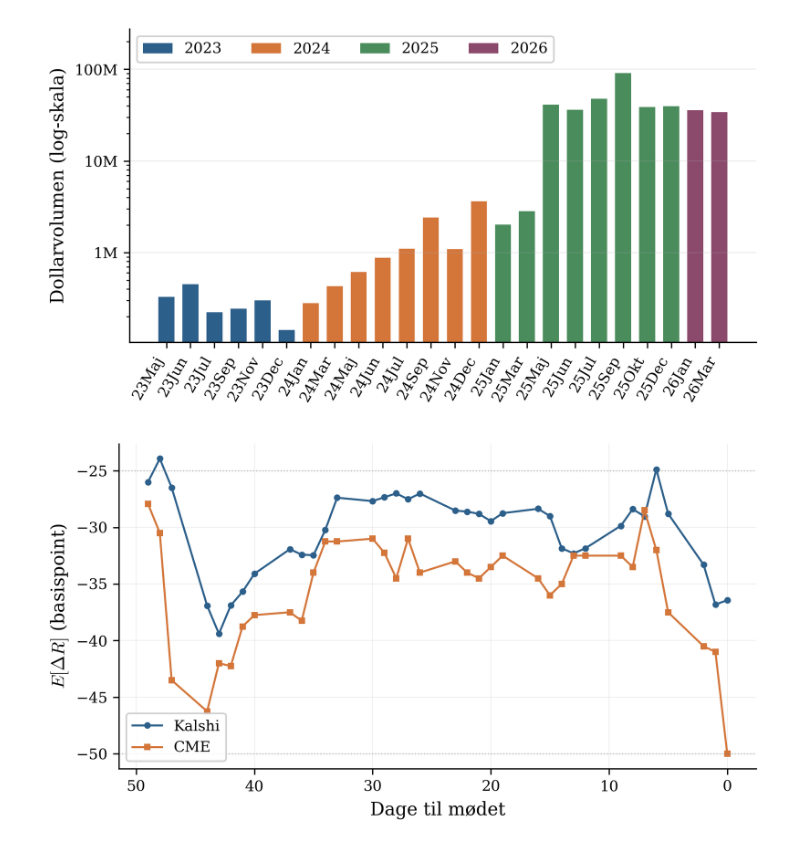
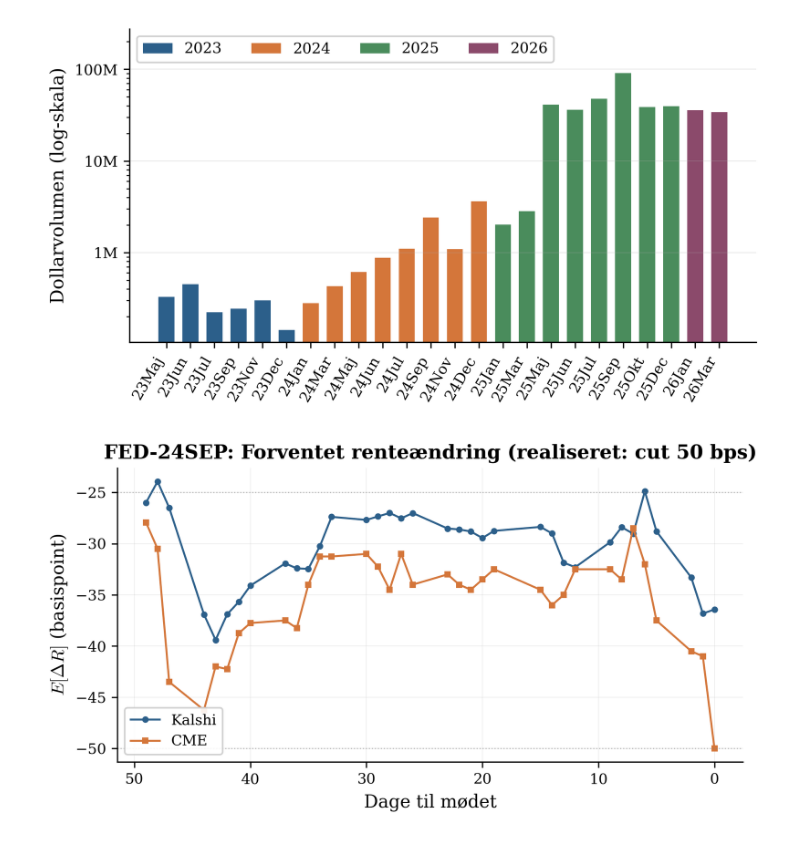
Before and after one commit to fzw199/Fixed-Income-Derivatives, a Jupyter notebook: Specialet/re.ipynb, the cells around one changed output. Drawn from its saved outputs; the diff is of its cells as text; code cells hidden in the pictures.

```diff
--- a/Specialet/re.ipynb
+++ b/Specialet/re.ipynb
@@ -122,7 +122,6 @@ plt.show()
 [figure]
 # %%
 import matplotlib.pyplot as plt
-import matplotlib.ticker as mticker
 import numpy as np
 import datetime
 
@@ -148,119 +147,118 @@ plt.rcParams.update({
 })
 
 TEXTWIDTH = 6.3
-
-# Farver
 c_kalshi = '#2c5f8a'
 c_cme = '#d4763a'
 
 # =============================================================================
-# DATA: FED-24SEP (høj usikkerhed — 25 vs 50 bps cut)
+# DATA: FED-24SEP (verificeret mod 2026-Uge_13.xlsx)
+# Realiseret: Cut 50 bps
 # =============================================================================
 dates_24 = [
     "2024-07-31","2024-08-01","2024-08-02","2024-08-05","2024-08-06",
     "2024-08-07","2024-08-08","2024-08-09","2024-08-12","2024-08-13",
     "2024-08-14","2024-08-15","2024-08-16","2024-08-19","2024-08-20",
     "2024-08-21","2024-08-22","2024-08-23","2024-08-26","2024-08-27",
-    "2024-08-28","2024-08-29","2024-08-30","2024-09-02","2024-09-03",
-    "2024-09-04","2024-09-05","2024-09-06","2024-09-09","2024-09-10",
-    "2024-09-11","2024-09-12","2024-09-13","2024-09-16","2024-09-17",
-    "2024-09-18"
+    "2024-08-28","2024-08-29","2024-08-30","2024-09-03","2024-09-04",
+    "2024-09-05","2024-09-06","2024-09-09","2024-09-10","2024-09-11",
+    "2024-09-12","2024-09-13","2024-09-16","2024-09-17","2024-09-18"
 ]
 kalshi_24 = [
-    -26.00,-23.93,-26.48,-36.91,-39.40,
-    -36.90,-35.68,-34.10,-31.93,-32.41,
-    -32.46,-30.22,-27.38,-27.68,-27.34,
-    -27.00,-27.52,-27.01,-28.52,-28.61,
-    -28.81,-29.45,-28.75,-28.36,-29.00,
-    -31.85,-32.30,-31.85,-29.86,-28.39,
-    -29.03,-24.88,-28.79,-33.30,-36.82,
-    -36.43
+    -26.00,-23.93,-26.48,-36.91,-39.40,-36.90,-35.68,-34.10,
+    -31.93,-32.41,-32.46,-30.22,-27.38,-27.68,-27.34,-27.00,
+    -27.52,-27.01,-28.52,-28.61,-28.81,-29.45,-28.75,-28.36,
+    -29.00,-31.85,-32.30,-29.86,-28.39,-29.03,-24.88,-28.79,
+    -33.30,-36.82,-36.43
 ]
 cme_24 = [
-    -27.92,-30.50,-43.50,-46.25,-42.00,
-    -42.25,-38.75,-37.75,-37.50,-38.25,
-    -34.00,-31.25,-31.25,-31.00,-32.25,
-    -34.50,-31.00,-34.00,-33.00,-34.00,
-    -34.50,-33.50,-32.50,-34.50,-36.00,
-    -35.00,-32.50,-32.50,-32.50,-33.50,
-    -28.50,-32.00,-37.50,-40.50,-41.00,
-    -50.00
+    -27.92,-30.50,-43.50,-46.25,-42.00,-42.25,-38.75,-37.75,
+    -37.50,-38.25,-34.00,-31.25,-31.25,-31.00,-32.25,-34.50,
+    -31.00,-34.00,-33.00,-34.00,-34.50,-33.50,-32.50,-34.50,
+    -36.00,-35.00,-32.50,-32.50,-33.50,-28.50,-32.00,-37.50,
+    -40.50,-41.00,-50.00
 ]
 
 # =============================================================================
-# DATA: FED-25SEP (Kalshi modnet — tættere tracking)
+# DATA: FED-25SEP (RETTET — CME E[ΔR] genberegnet fra CME FedWatch CSV)
+# Realiseret: Cut 25 bps
+# 9 datoer rettet: 13-aug, 5-17 sep (cut 50-sandsynlighed var ignoreret)
 # =============================================================================
 dates_25 = [
     "2025-07-31","2025-08-01","2025-08-04","2025-08-05","2025-08-06",
     "2025-08-07","2025-08-08","2025-08-11","2025-08-12","2025-08-13",
     "2025-08-14","2025-08-15","2025-08-18","2025-08-19","2025-08-20",
     "2025-08-21","2025-08-22","2025-08-25","2025-08-26","2025-08-27",
-    "2025-08-28","2025-08-29","2025-09-01","2025-09-02","2025-09-03",
-    "2025-09-04","2025-09-05","2025-09-08","2025-09-09","2025-09-10",
-    "2025-09-11","2025-09-12","2025-09-15","2025-09-16","2025-09-17"
+    "2025-08-28","2025-08-29","2025-09-02","2025-09-03","2025-09-04",
+    "2025-09-05","2025-09-08","2025-09-09","2025-09-10","2025-09-11",
+    "2025-09-12","2025-09-15","2025-09-16","2025-09-17"
 ]
 kalshi_25 = [
-    -12.38,-10.29,-21.23,-21.60,-21.72,
-    -21.61,-21.76,-21.31,-20.67,-21.86,
-    -23.41,-21.11,-19.18,-18.83,-19.09,
-    -18.08,-15.88,-20.82,-20.02,-20.39,
-    -20.59,-20.45,-21.23,-21.45,-21.56,
-    -22.64,-23.50,-25.14,-26.09,-26.54,
-    -26.79,-25.82,-24.93,-25.06,-24.52
+    -12.38,-10.29,-21.23,-21.60,-21.72,-21.61,-21.76,-21.31,
+    -20.67,-21.86,-23.41,-21.11,-19.18,-18.83,-19.09,-18.08,
+    -15.88,-20.82,-20.02,-20.39,-20.59,-20.45,-21.45,-21.56,
+    -22.64,-23.50,-25.14,-26.09,-26.54,-26.79,-25.82,-24.93,
+    -25.06,-24.52
 ]
 cme_25 = [
-    -9.41,-20.08,-22.61,-23.21,-23.65,
-    -22.96,-22.21,-21.46,-23.46,-25.00,
-    -23.04,-21.35,-20.67,-21.64,-20.60,
-    -18.74,-21.17,-20.92,-21.96,-22.17,
-    -21.67,-21.60,-23.17,-24.14,-24.10,
-    -25.00,-25.00,-25.00,-25.00,-25.00,
-    -25.00,-25.00,-25.00,-25.00,-25.00
+    -9.41,-20.08,-22.61,-23.22,-23.65,-22.97,-22.22,-21.47,
+    -23.47,-26.43,  # <-- 13-aug rettet fra -25.00
+    -23.03,-21.35,-20.67,-21.64,-20.60,-18.74,
+    -21.17,-20.92,-21.96,-22.17,-21.67,-21.60,-23.17,-24.14,
+    -24.10,
+    -27.76,  # <-- 05-sep rettet fra -25.00
+    -27.66,  # <-- 08-sep rettet fra -25.00
+    -26.76,  # <-- 09-sep rettet fra -25.00
+    -27.22,  # <-- 10-sep rettet fra -25.00
+    -26.52,  # <-- 11-sep rettet fra -25.00
+    -26.66,  # <-- 12-sep rettet fra -25.00
+    -26.26,  # <-- 15-sep rettet fra -25.00
+    -26.26,  # <-- 16-sep rettet fra -25.00
+    -25.09   # <-- 17-sep rettet fra -25.00
 ]
 
 # Dage til mødet
 meeting_24 = datetime.datetime(2024, 9, 18)
 meeting_25 = datetime.datetime(2025, 9, 17)
-dates_24_dt = [datetime.datetime.strptime(d, "%Y-%m-%d") for d in dates_24]
-dates_25_dt = [datetime.datetime.strptime(d, "%Y-%m-%d") for d in dates_25]
-t_minus_24 = [(meeting_24 - d).days for d in dates_24_dt]
-t_minus_25 = [(meeting_25 - d).days for d in dates_25_dt]
+t_minus_24 = [(meeting_24 - datetime.datetime.strptime(d, "%Y-%m-%d")).days for d in dates_24]
+t_minus_25 = [(meeting_25 - datetime.datetime.strptime(d, "%Y-%m-%d")).days for d in dates_25]
 
 # =============================================================================
-# FIGUR 1: FED-24SEP
+# FIGUR: FED-24SEP — Høj usikkerhed (25 vs. 50 bps cut)
 # =============================================================================
 fig, ax = plt.subplots(figsize=(TEXTWIDTH, 3.5))
 
 ax.plot(t_minus_24, kalshi_24, '-o', color=c_kalshi, markersize=3, linewidth=1.2, label='Kalshi')
 ax.plot(t_minus_24, cme_24, '-s', color=c_cme, markersize=3, linewidth=1.2, label='CME')
+ax.set_title('FED-24SEP: Forventet renteændring (realiseret: cut 50 bps)', fontweight='bold')
 ax.set_xlabel('Dage til mødet')
 ax.set_ylabel(r'$E[\Delta R]$ (basispoint)')
 ax.invert_xaxis()
 ax.axhline(y=-25, color='grey', linestyle=':', linewidth=0.7, alpha=0.5)
 ax.axhline(y=-50, color='grey', linestyle=':', linewidth=0.7, alpha=0.5)
 ax.grid(axis='both', alpha=0.2, linewidth=0.5)
 ax.legend(loc='lower left', framealpha=0.9)
 
 plt.tight_layout()
 # plt.savefig('fig_fed24sep.png')
 plt.show()
 
 # =============================================================================
-# FIGUR 2: FED-25SEP
+# FIGUR: FED-25SEP — Rettet CME-data, Kalshi modnet
 # =============================================================================
 fig, ax = plt.subplots(figsize=(TEXTWIDTH, 3.5))
 
 ax.plot(t_minus_25, kalshi_25, '-o', color=c_kalshi, markersize=3, linewidth=1.2, label='Kalshi')
 ax.plot(t_minus_25, cme_25, '-s', color=c_cme, markersize=3, linewidth=1.2, label='CME')
+ax.set_title('FED-25SEP: Forventet renteændring (realiseret: cut 25 bps)', fontweight='bold')
 ax.set_xlabel('Dage til mødet')
 ax.set_ylabel(r'$E[\Delta R]$ (basispoint)')
 ax.invert_xaxis()
 ax.axhline(y=-25, color='grey', linestyle=':', linewidth=0.7, alpha=0.5)
 ax.grid(axis='both', alpha=0.2, linewidth=0.5)
 ax.legend(loc='lower left', framealpha=0.9)
 
 plt.tight_layout()
 # plt.savefig('fig_fed25sep.png')
 plt.show()
 # %% [output]
-[figure, old version]
+[figure, new version]
```
Also changed, not shown: parts of 1 cell of this notebook, 2 other files.
